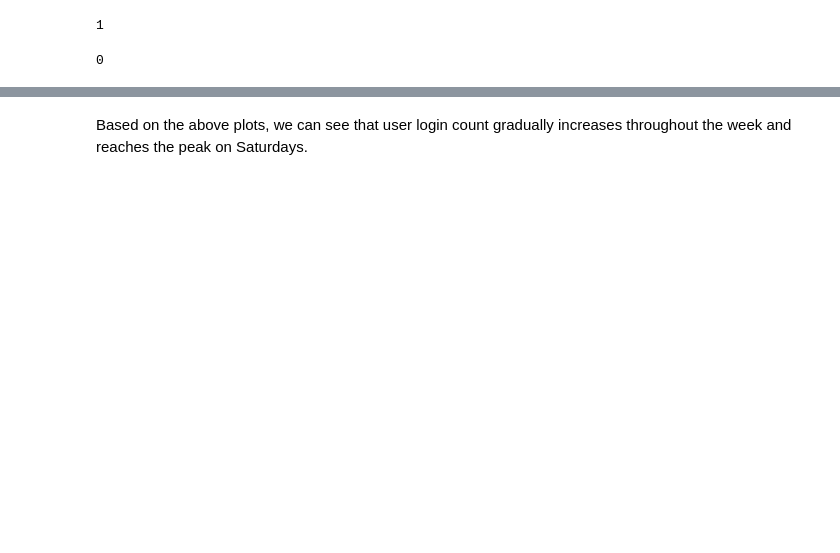
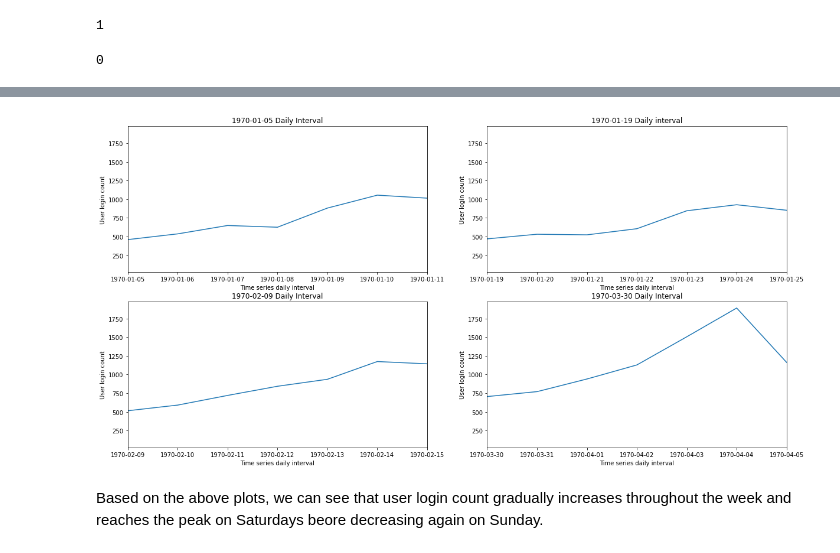
Before and after one commit to simonatso/Springboard, a Jupyter notebook: ultimate_challenge/Part 1.ipynb, the cells around one changed output, grey strips where cells are left out. Drawn from its saved outputs; the diff is of its cells as text; code cells hidden in the pictures; blank space fills up the shorter version.

```diff
--- a/ultimate_challenge/Part 1.ipynb
+++ b/ultimate_challenge/Part 1.ipynb
@@ -182,2 +137,20 @@ plt.show()
+# %%
+#Look at daily data over the period of 1 week (pick 4 random weeks)
+
+fig, ((ax1, ax2), (ax3, ax4)) = plt.subplots(nrows=2, ncols=2, figsize = (20, 10));
+
+ax1.plot(data.resample('D', on = 'login_time').count());
+ax1.set(xlabel='Time series daily interval', ylabel='User login count', title='1970-01-05 Daily Interval', xlim = [datetime.date(1970, 1, 5), datetime.date(1970, 1, 11)]);
+
+ax2.plot(data.resample('D', on = 'login_time').count());
+ax2.set(xlabel='Time series daily interval', ylabel='User login count', title='1970-01-19 Daily interval', xlim = [datetime.date(1970, 1, 19), datetime.date(1970, 1, 25)]);
+
+ax3.plot(data.resample('D', on = 'login_time').count());
+ax3.set(xlabel='Time series daily interval', ylabel='User login count', title='1970-02-09 Daily Interval', xlim = [datetime.date(1970, 2, 9), datetime.date(1970, 2, 15)]);
+
+ax4.plot(data.resample('D', on = 'login_time').count());
+ax4.set(xlabel='Time series daily interval', ylabel='User login count', title='1970-03-30 Daily Interval', xlim = [datetime.date(1970, 3, 30), datetime.date(1970, 4, 5)]);
+# %% [output]
+[figure, added]
 # %% [markdown]
-Based on the above plots, we can see that user login count gradually increases throughout the week and reaches the peak on Saturdays.
+Based on the above plots, we can see that user login count gradually increases throughout the week and reaches the peak on Saturdays beore decreasing again on Sunday.
```
Also changed, not shown: parts of 11 cells of this notebook.
